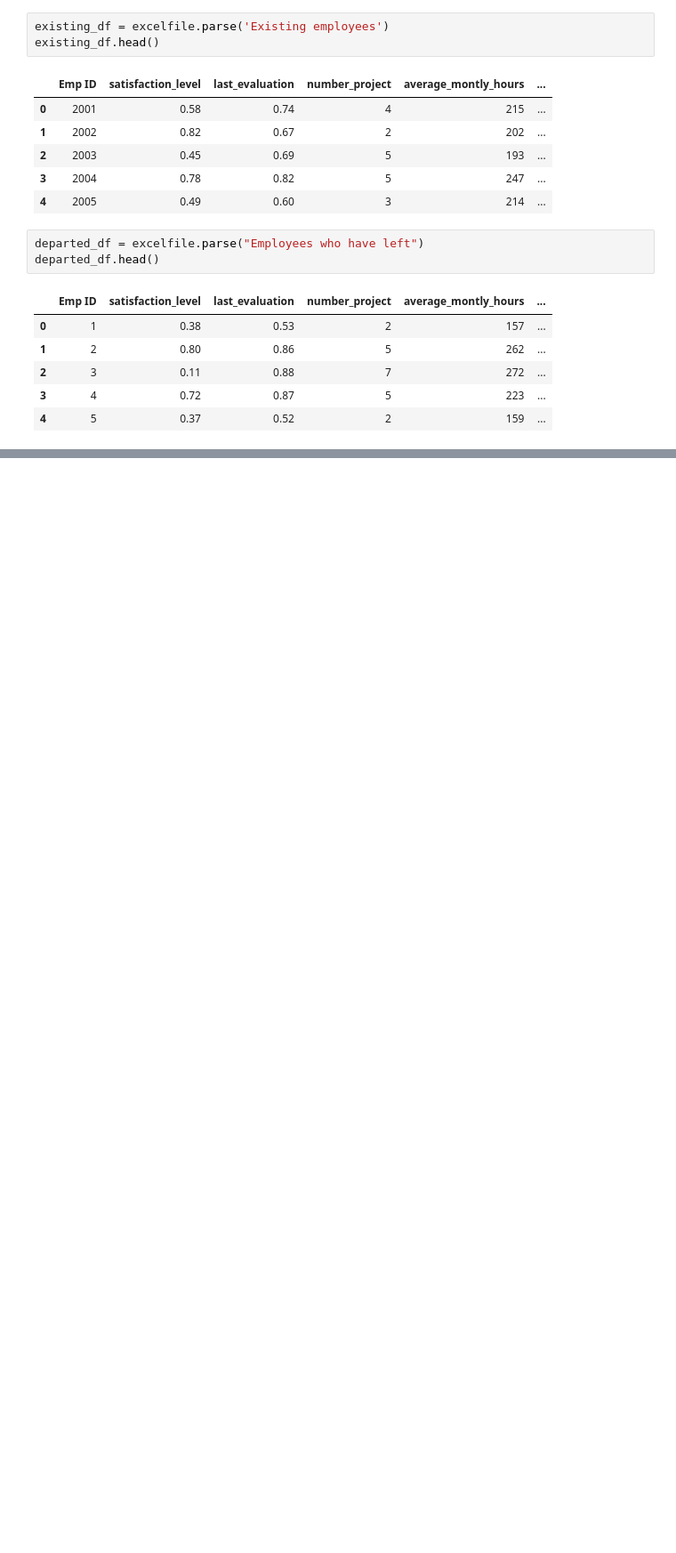
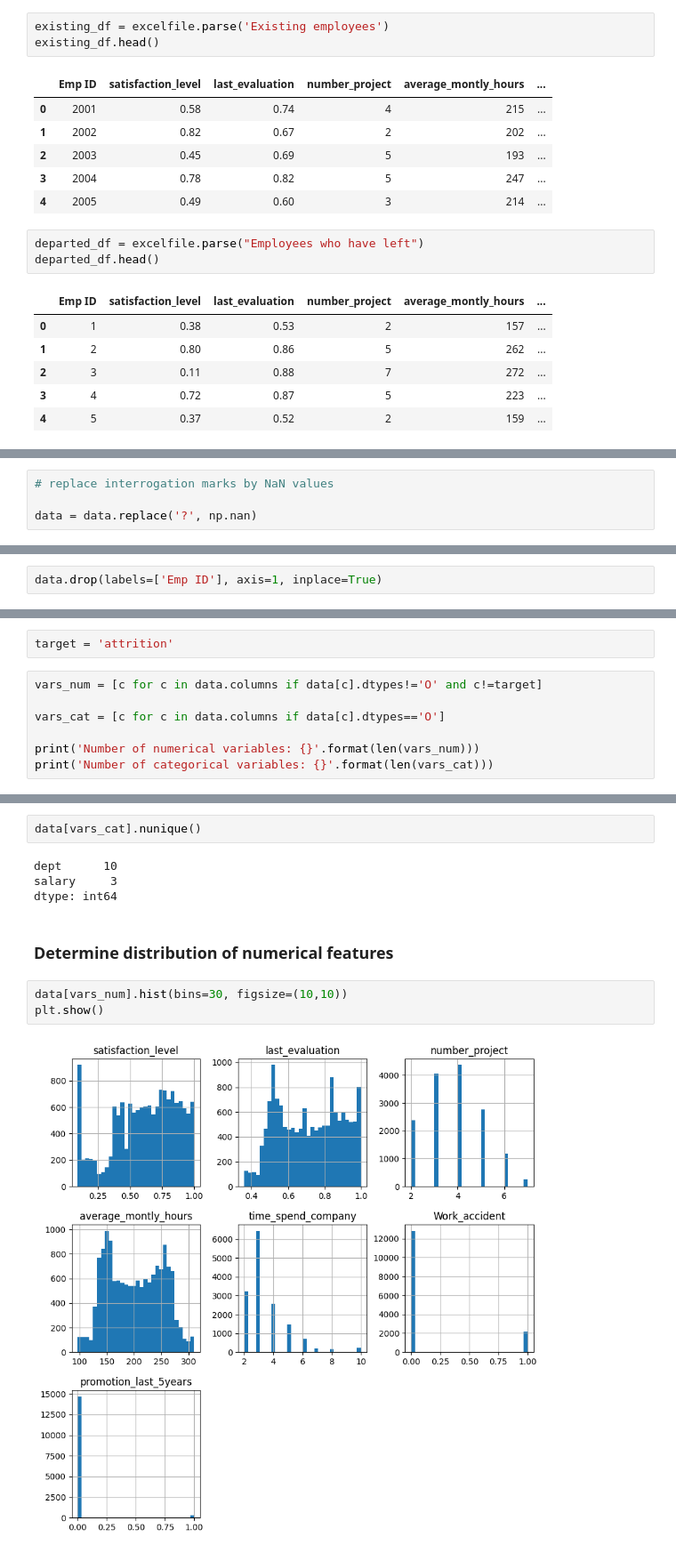
Before and after one commit to ovokpus/Employee-Attrition-Predictor, a Jupyter notebook: eda-experiments/eda-experiment.ipynb, the cells around one changed output, grey strips where cells are left out. Shown at 89% size. Saved outputs shown, nothing was run; the diff lists cells and outputs as text; blank space fills up the shorter version.

```diff
--- a/eda-experiments/eda-experiment.ipynb
+++ b/eda-experiments/eda-experiment.ipynb
@@ -369,0 +78,4 @@ print(model.predict_proba(kk))
+# %%
+# replace interrogation marks by NaN values
+
+data = data.replace('?', np.nan)
@@ -369,0 +123,2 @@ print(model.predict_proba(kk))
+# %%
+data.drop(labels=['Emp ID'], axis=1, inplace=True)
@@ -369,0 +129,9 @@ print(model.predict_proba(kk))
+# %%
+target = 'attrition'
+# %%
+vars_num = [c for c in data.columns if data[c].dtypes!='O' and c!=target]
+
+vars_cat = [c for c in data.columns if data[c].dtypes=='O']
+
+print('Number of numerical variables: {}'.format(len(vars_num)))
+print('Number of categorical variables: {}'.format(len(vars_cat)))
@@ -369,0 +166,13 @@ print(model.predict_proba(kk))
+# %%
+data[vars_cat].nunique()
+# %% [output]
+dept      10
+salary     3
+dtype: int64
+# %% [markdown]
+### Determine distribution of numerical features
+# %%
+data[vars_num].hist(bins=30, figsize=(10,10))
+plt.show()
+# %% [output]
+[figure, added]
```
Also changed, not shown: parts of 50 cells of this notebook, 1 other file.
